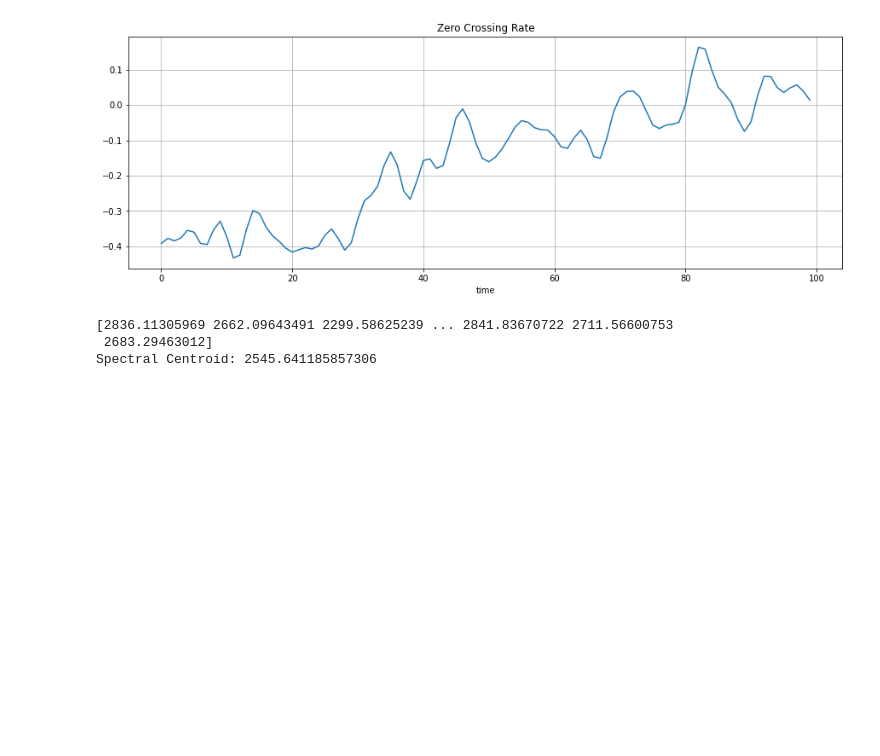
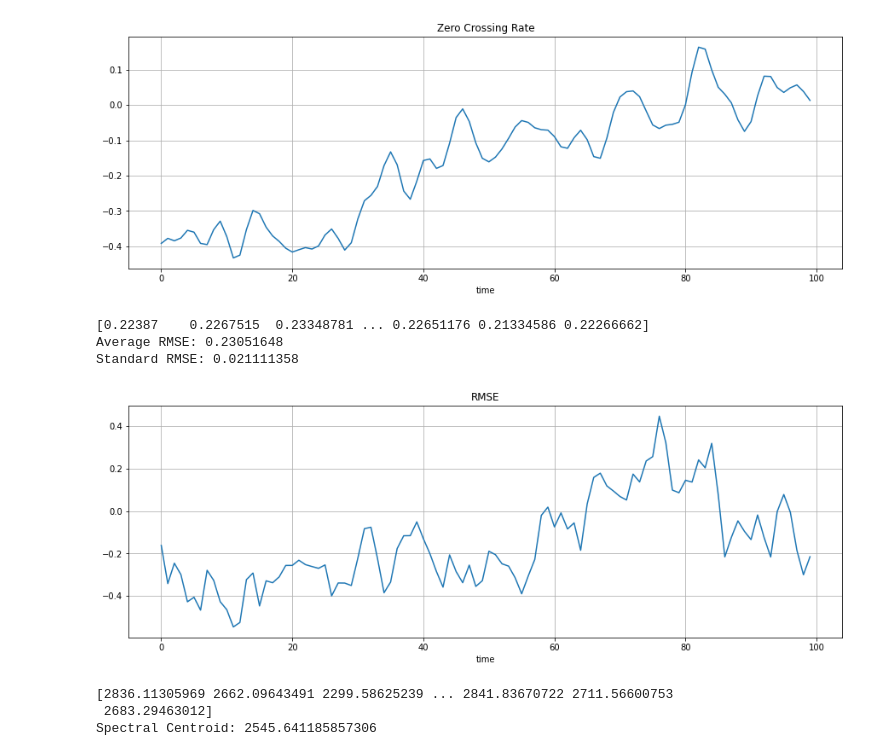
Before and after one commit to GangulySrishti/Genre-Classification-using-Audio-Processing, a Jupyter notebook: Sound Feature Extraction.ipynb, the cells around one changed output. Saved outputs shown, nothing was run; the diff lists cells and outputs as text; code cells hidden in the pictures; blank space fills up the shorter version.

Commit message:
Added rmse feature and mfcc mean&var

```diff
--- a/Sound Feature Extraction.ipynb
+++ b/Sound Feature Extraction.ipynb
@@ -39,6 +39,24 @@ plt.grid()
 Average ZCR: 0.05742311945354274
 Standard ZCR: 0.014662946905030876
 [figure]
+# %%
+#extracting the rmse feature
+rmse=librosa.feature.rms(x,sr)[0]
+print(rmse)
+rmse_mean = np.mean(rmse)
+rmse_var = np.std(rmse)
+print("Average RMSE:",rmse_mean)
+print("Standard RMSE:",rmse_var)
+plt.figure(figsize=(15, 5))
+plt.plot(x[100:200])
+plt.title("RMSE")
+plt.xlabel("time")
+plt.grid()
+# %% [output]
+[0.22387    0.2267515  0.23348781 ... 0.22651176 0.21334586 0.22266662]
+Average RMSE: 0.23051648
+Standard RMSE: 0.021111358
+[figure, added]
 # %%
 #spectral centroids
 spcts = librosa.feature.spectral_centroid(x,sr)[0]
```
Also changed, not shown: parts of 3 cells of this notebook, 12 other files.
